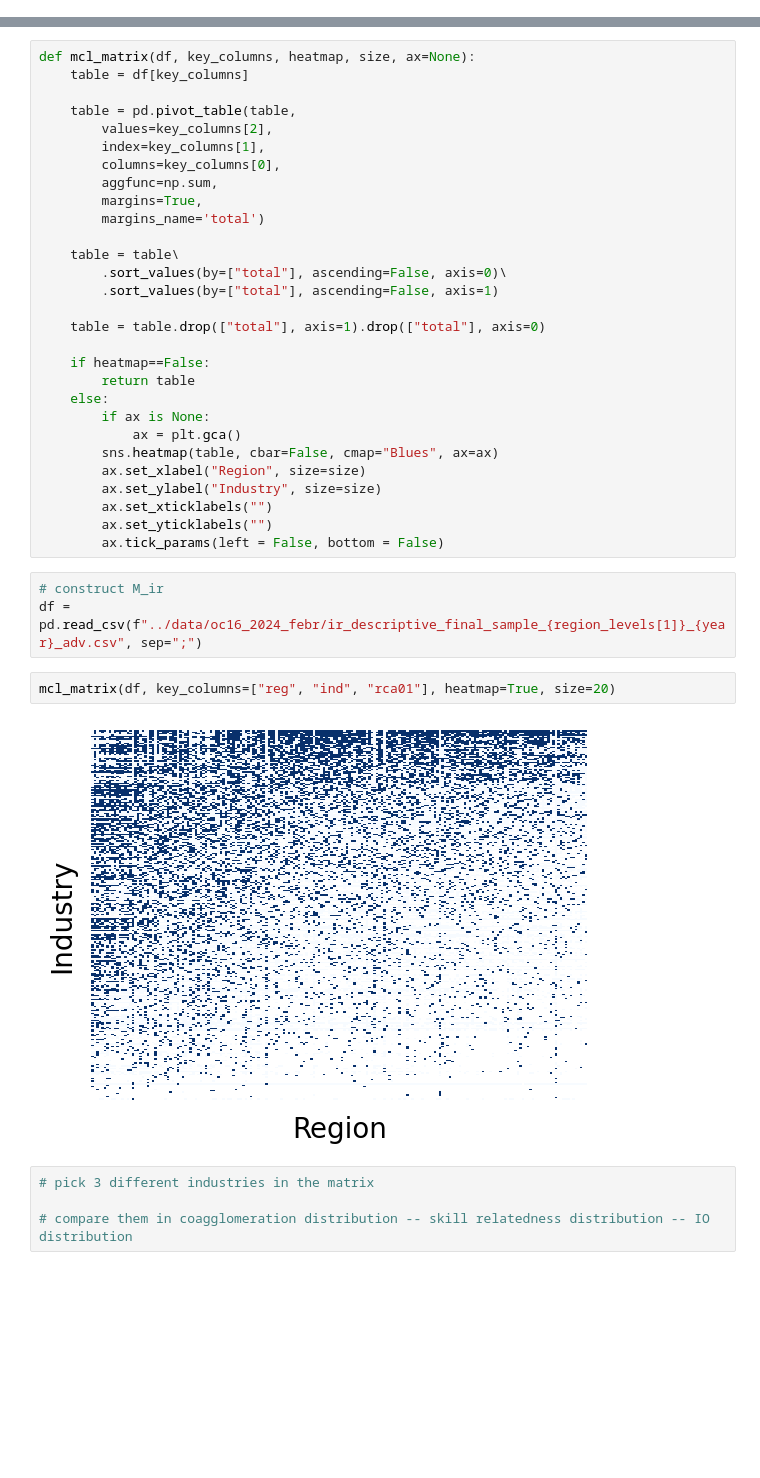
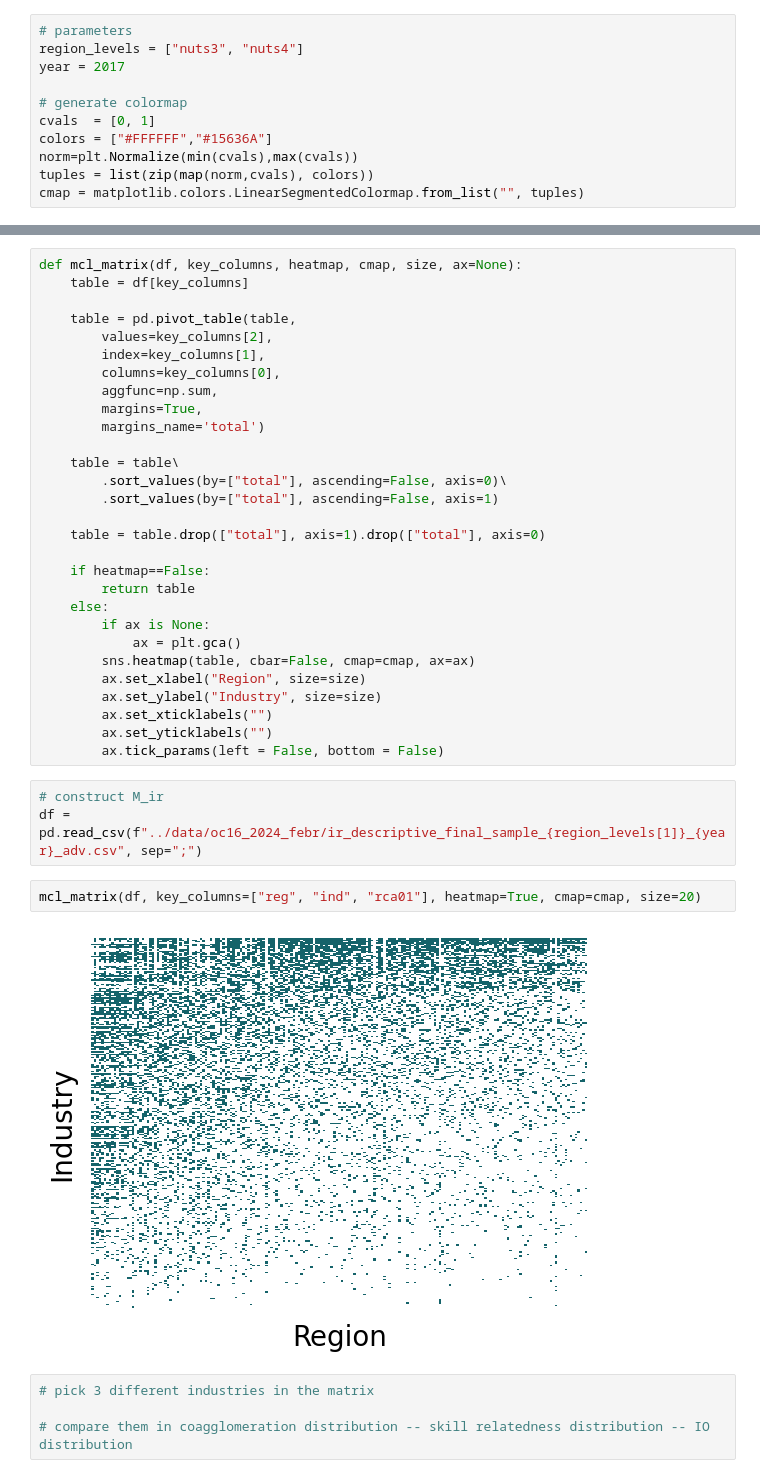
Before and after one commit to sandorjuhasz/coagglomeration, a Jupyter notebook: code/01_main_figures.ipynb, the cells around one changed output, grey strips where cells are left out. Drawn from its saved outputs; the diff is of its cells as text; blank space fills up the shorter version.

Commit message:
figures WIP

```diff
--- a/code/01_main_figures.ipynb
+++ b/code/01_main_figures.ipynb
@@ -16,7 +13,18 @@ year = 2017
+# %%
+# parameters
+region_levels = ["nuts3", "nuts4"]
+year = 2017
+
+# generate colormap
+cvals  = [0, 1]
+colors = ["#FFFFFF","#15636A"]
+norm=plt.Normalize(min(cvals),max(cvals))
+tuples = list(zip(map(norm,cvals), colors))
+cmap = matplotlib.colors.LinearSegmentedColormap.from_list("", tuples)
 # %% [markdown]
 **Figure 1 -- work-in-progress**
 # %%
-def mcl_matrix(df, key_columns, heatmap, size, ax=None):
+def mcl_matrix(df, key_columns, heatmap, cmap, size, ax=None):
     table = df[key_columns]
 
     table = pd.pivot_table(table,
@@ -38,7 +46,7 @@ def mcl_matrix(df, key_columns, heatmap, size, ax=None):
     else:
         if ax is None:
             ax = plt.gca()
-        sns.heatmap(table, cbar=False, cmap="Blues", ax=ax)
+        sns.heatmap(table, cbar=False, cmap=cmap, ax=ax)
         ax.set_xlabel("Region", size=size)
         ax.set_ylabel("Industry", size=size)
         ax.set_xticklabels("")
@@ -48,9 +56,9 @@ def mcl_matrix(df, key_columns, heatmap, size, ax=None):
 # construct M_ir
 df = pd.read_csv(f"../data/oc16_2024_febr/ir_descriptive_final_sample_{region_levels[1]}_{year}_adv.csv", sep=";")
 # %%
-mcl_matrix(df, key_columns=["reg", "ind", "rca01"], heatmap=True, size=20)
+mcl_matrix(df, key_columns=["reg", "ind", "rca01"], heatmap=True, cmap=cmap, size=20)
 # %% [output]
-[figure, old version]
+[figure, new version]
 # %%
 # pick 3 different industries in the matrix
 
```
Also changed, not shown: parts of 3 cells of this notebook, 1 other file.
